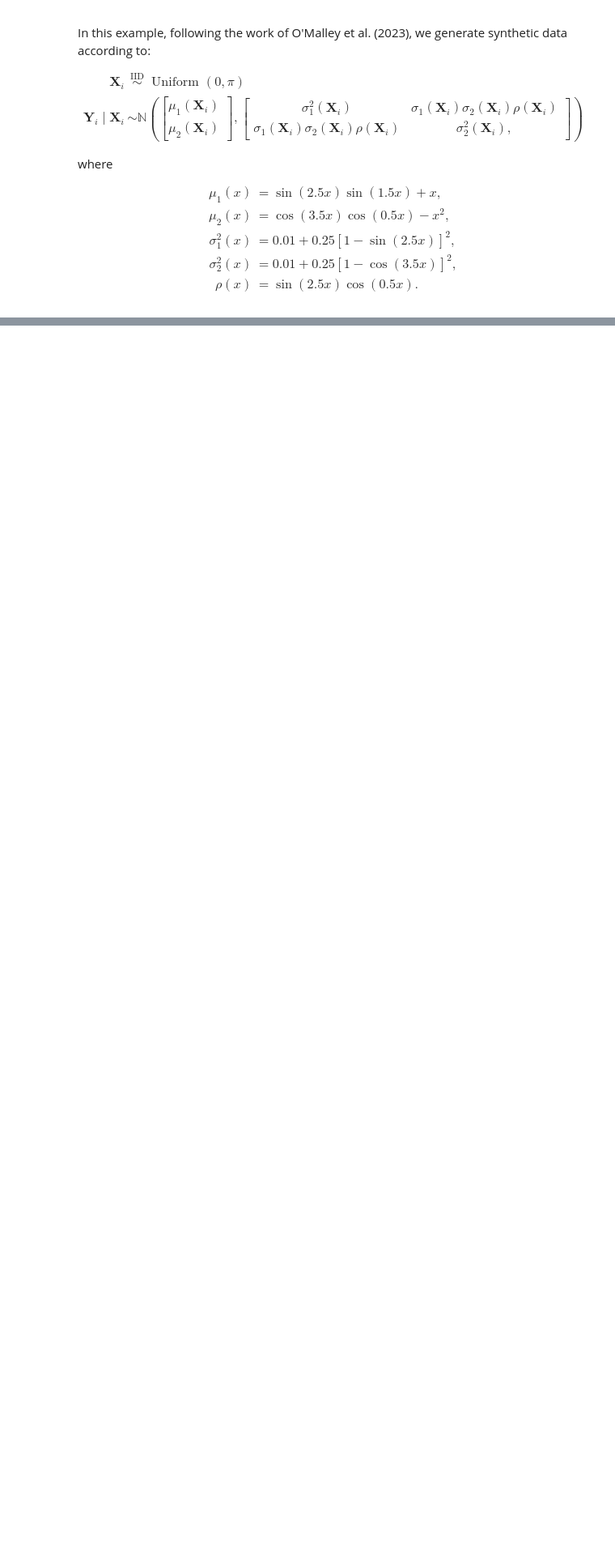
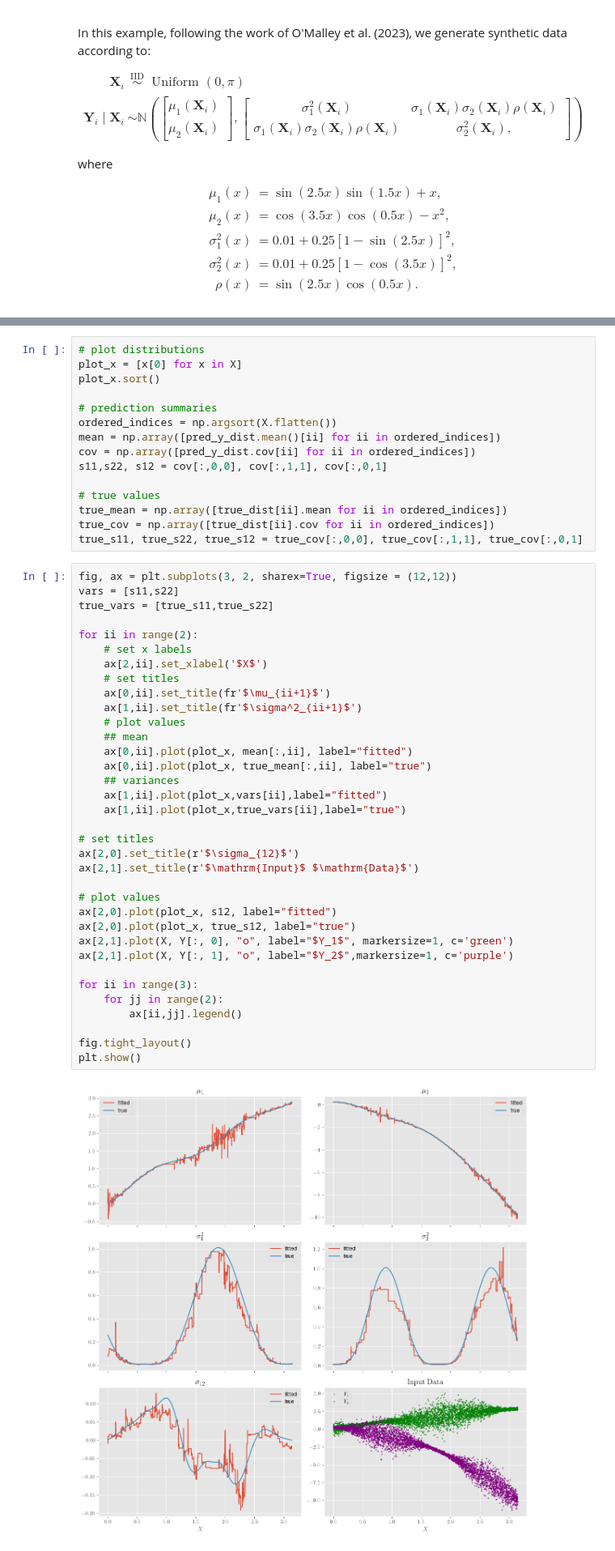
Before and after one commit to vanessamadu/seaducks, a Jupyter notebook: notebooks/Using NGBoost.ipynb, the cells around one changed output, grey strips where cells are left out. Shown at 81% size. Cells and saved outputs as stored; diff of their text form; blank space fills up the shorter version.

```diff
--- a/notebooks/Using NGBoost.ipynb
+++ b/notebooks/Using NGBoost.ipynb
@@ -80,3 +119,55 @@ simulate_data(5)
+# %%
+# plot distributions
+plot_x = [x[0] for x in X]
+plot_x.sort()
+
+# prediction summaries
+ordered_indices = np.argsort(X.flatten())
+mean = np.array([pred_y_dist.mean()[ii] for ii in ordered_indices])
+cov = np.array([pred_y_dist.cov[ii] for ii in ordered_indices])
+s11,s22, s12 = cov[:,0,0], cov[:,1,1], cov[:,0,1]
+
+# true values
+true_mean = np.array([true_dist[ii].mean for ii in ordered_indices])
+true_cov = np.array([true_dist[ii].cov for ii in ordered_indices])
+true_s11, true_s22, true_s12 = true_cov[:,0,0], true_cov[:,1,1], true_cov[:,0,1]
+# %%
+fig, ax = plt.subplots(3, 2, sharex=True, figsize = (12,12))
+vars = [s11,s22]
+true_vars = [true_s11,true_s22]
+
+for ii in range(2):
+    # set x labels
+    ax[2,ii].set_xlabel('$X$')
+    # set titles
+    ax[0,ii].set_title(fr'$\mu_{ii+1}$')
+    ax[1,ii].set_title(fr'$\sigma^2_{ii+1}$')
+    # plot values
+    ## mean
+    ax[0,ii].plot(plot_x, mean[:,ii], label="fitted")
+    ax[0,ii].plot(plot_x, true_mean[:,ii], label="true")
+    ## variances
+    ax[1,ii].plot(plot_x,vars[ii],label="fitted")
+    ax[1,ii].plot(plot_x,true_vars[ii],label="true")
+
+# set titles
+ax[2,0].set_title(r'$\sigma_{12}$')
+ax[2,1].set_title(r'$\mathrm{Input}$ $\mathrm{Data}$')
+
+# plot values
+ax[2,0].plot(plot_x, s12, label="fitted")
+ax[2,0].plot(plot_x, true_s12, label="true")
+ax[2,1].plot(X, Y[:, 0], "o", label="$Y_1$", markersize=1, c='green')
+ax[2,1].plot(X, Y[:, 1], "o", label="$Y_2$",markersize=1, c='purple')
+
+for ii in range(3):
+    for jj in range(2):
+        ax[ii,jj].legend()
+
+fig.tight_layout()
+plt.show()
+# %% [output]
+[figure, added]
 # %% [markdown]
 # Drifter Velocity Prediction
 # %%
```
Also changed, not shown: parts of 6 cells of this notebook.
